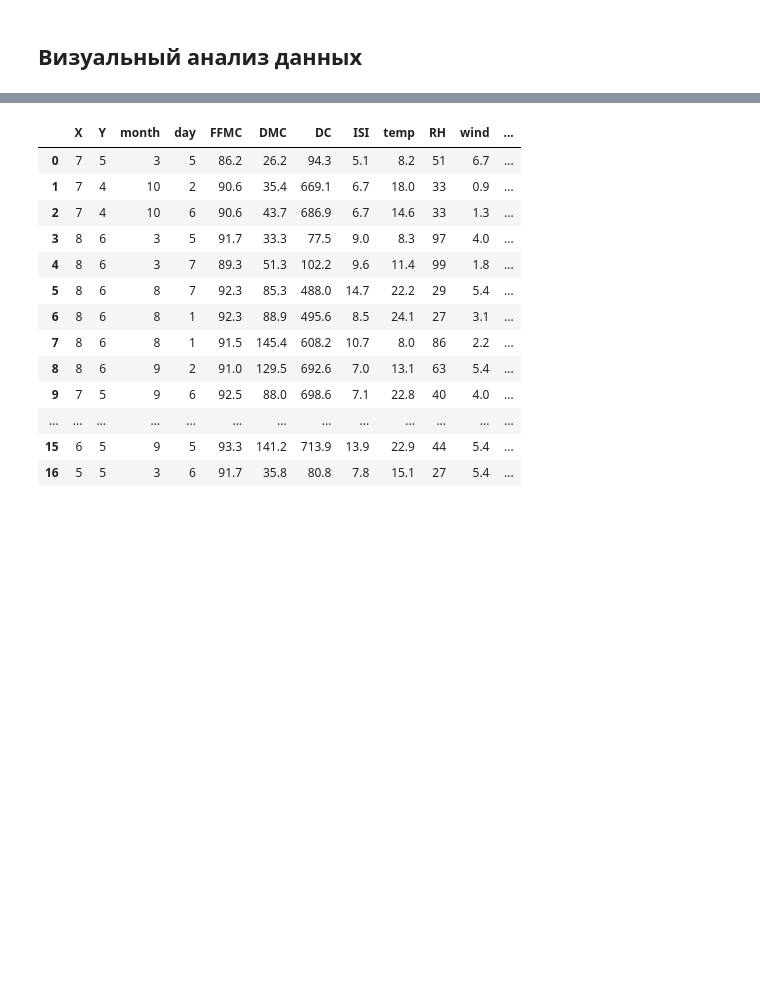
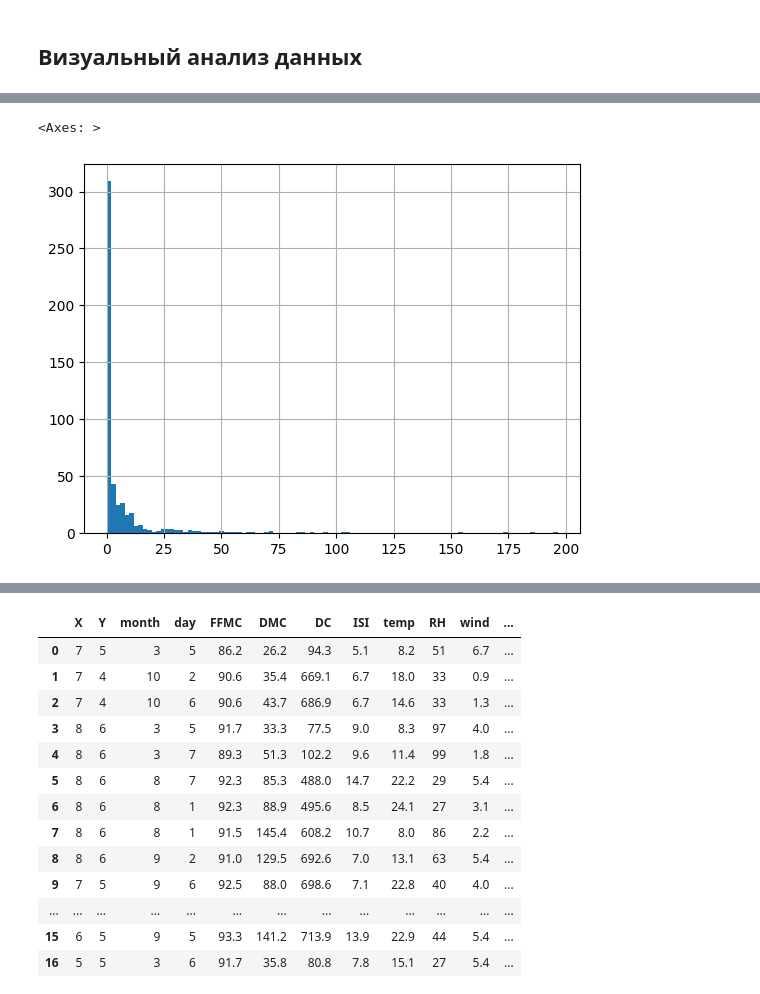
Before and after one commit to terracodum/ML_labs, a Jupyter notebook: prac1/prac1.ipynb, the cells around one changed output, grey strips where cells are left out. Saved outputs shown, nothing was run; the diff lists cells and outputs as text; code cells hidden in the pictures; blank space fills up the shorter version.

```diff
--- a/prac1/prac1.ipynb
+++ b/prac1/prac1.ipynb
@@ -111,0 +148,5 @@ dtype: int64
+# %%
+data["area"][data["area"] < 200].hist(bins=100)
+# %% [output]
+<Axes: >
+[figure, added]
```
Also changed, not shown: parts of 16 cells of this notebook.
